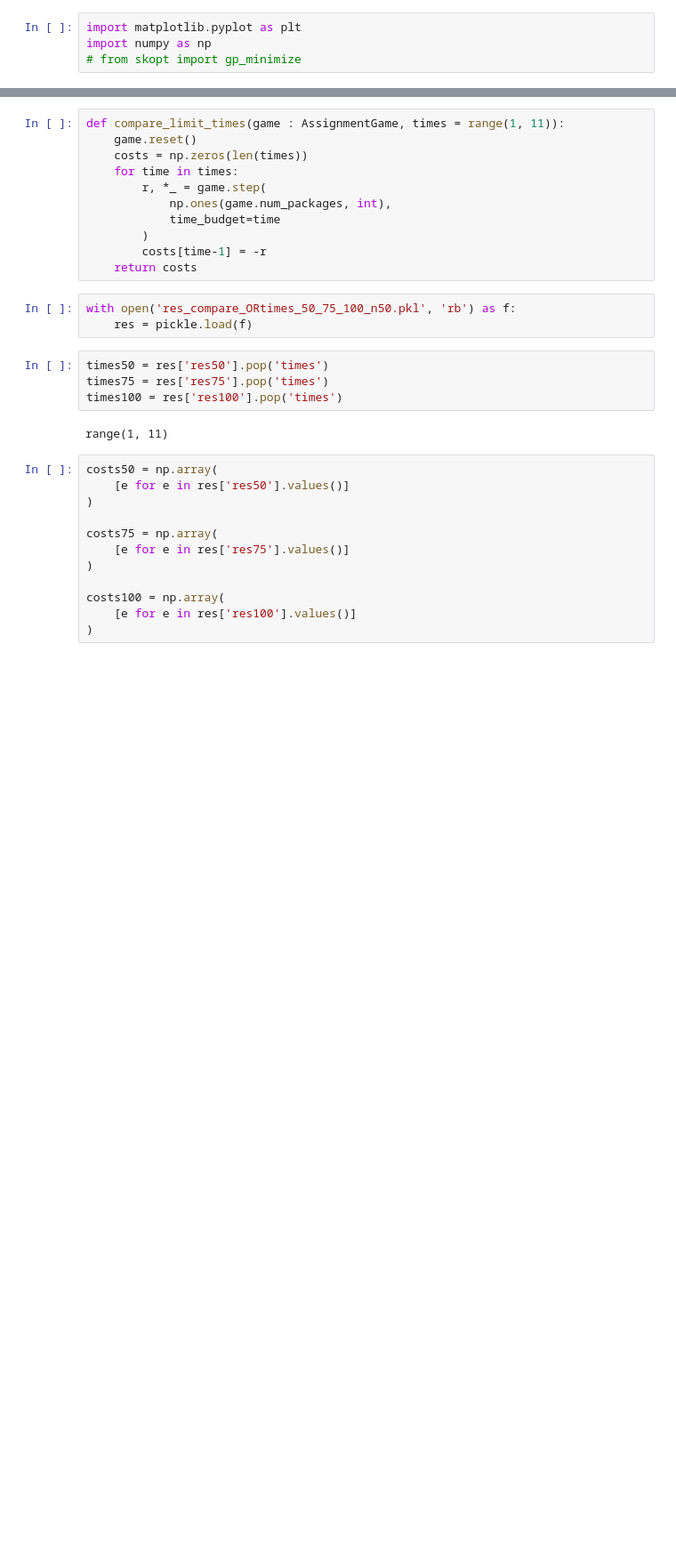
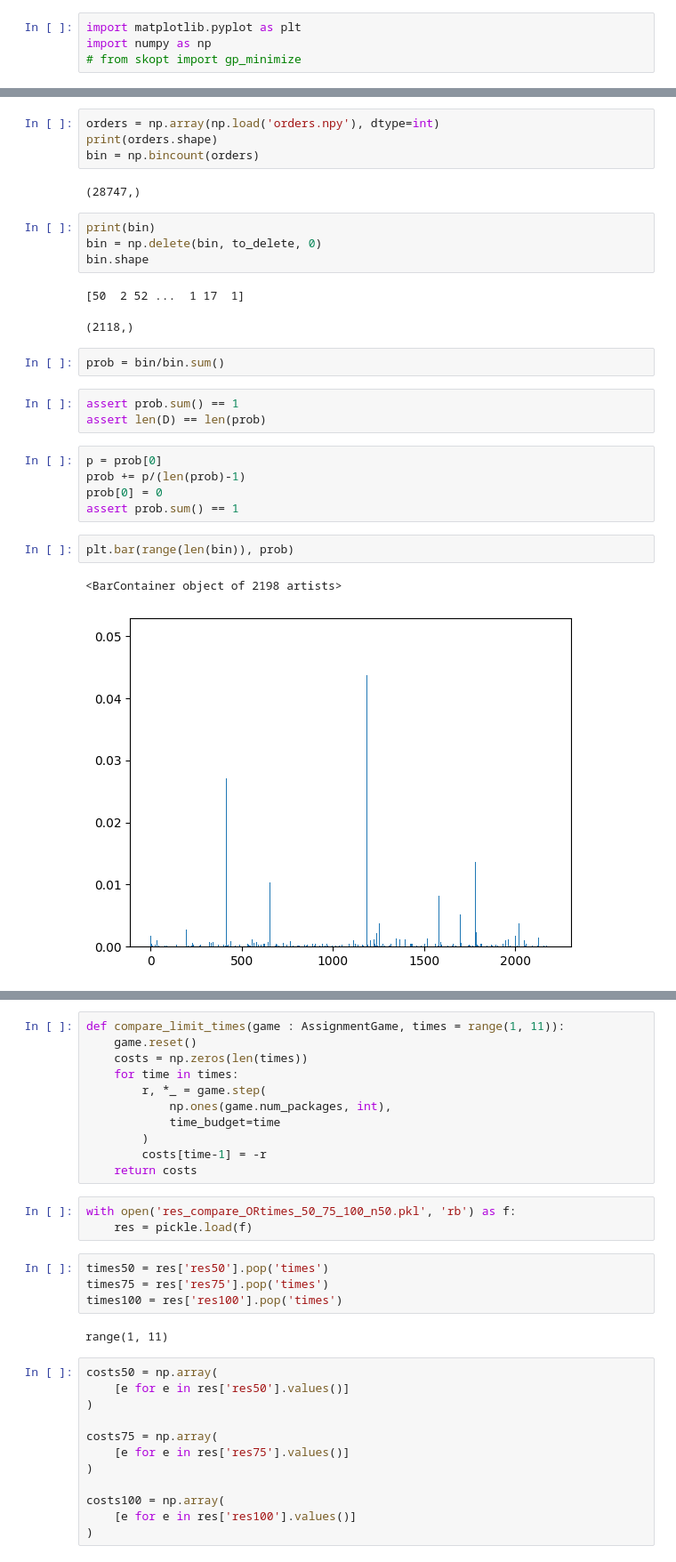
Before and after one commit to Farid-Najar/TransportersDilemma, a Jupyter notebook: notebook.ipynb, the cells around one changed output, grey strips where cells are left out. Shown: that part at 89% size. Cells and saved outputs as stored; diff of their text form; blank space fills up the shorter version.

```diff
--- a/notebook.ipynb
+++ b/notebook.ipynb
@@ -40,0 +61,28 @@ game100 = AssignmentGame(
+# %%
+orders = np.array(np.load('orders.npy'), dtype=int)
+print(orders.shape)
+bin = np.bincount(orders)
+# %% [output]
+(28747,)
+# %%
+print(bin)
+bin = np.delete(bin, to_delete, 0)
+bin.shape
+# %% [output]
+[50  2 52 ...  1 17  1]
+(2118,)
+# %%
+prob = bin/bin.sum()
+# %%
+assert prob.sum() == 1
+assert len(D) == len(prob)
+# %%
+p = prob[0]
+prob += p/(len(prob)-1)
+prob[0] = 0
+assert prob.sum() == 1
+# %%
+plt.bar(range(len(bin)), prob)
+# %% [output]
+<BarContainer object of 2198 artists>
+[figure, added]
```
Also changed, not shown: parts of 10 cells of this notebook, 22 other files.
